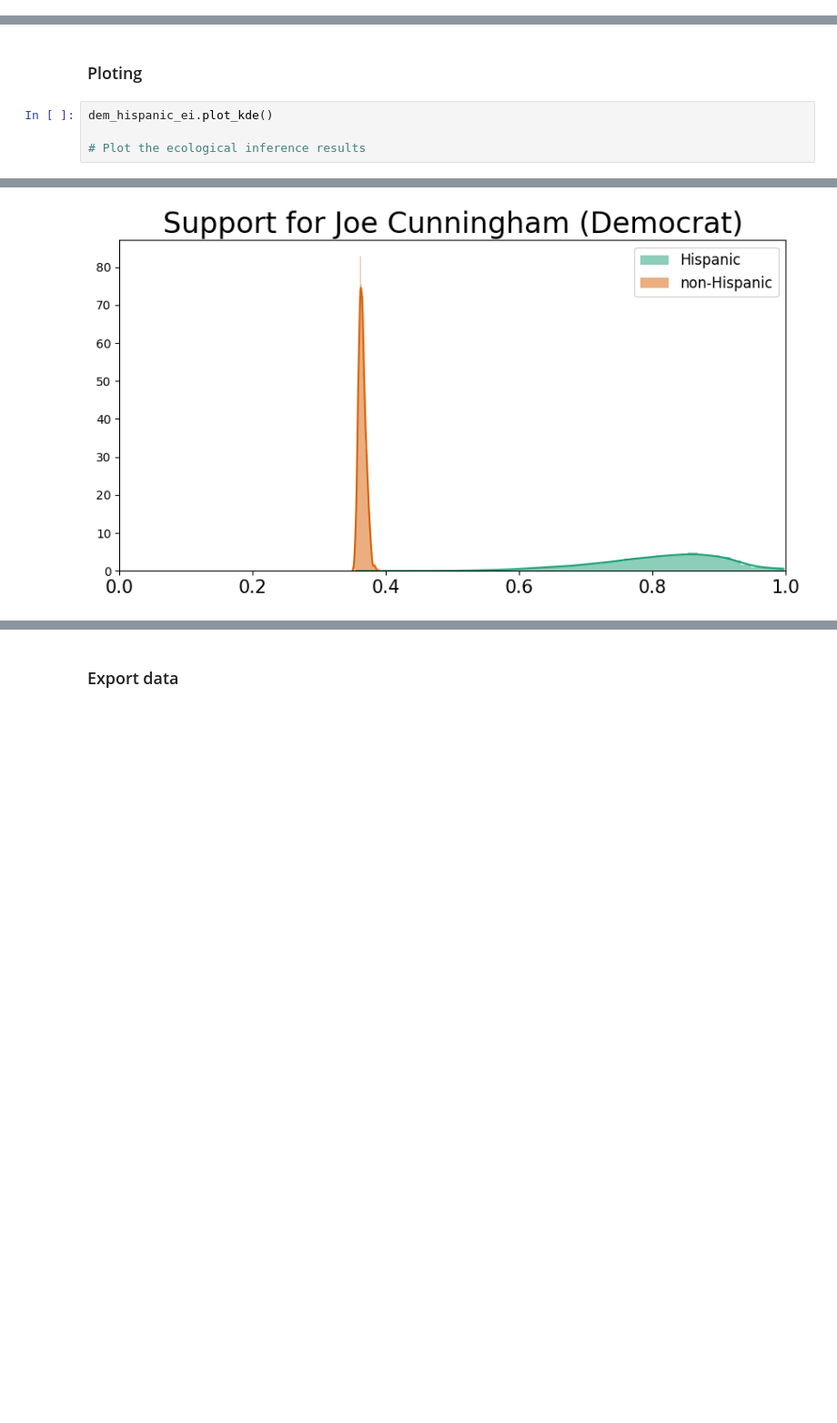
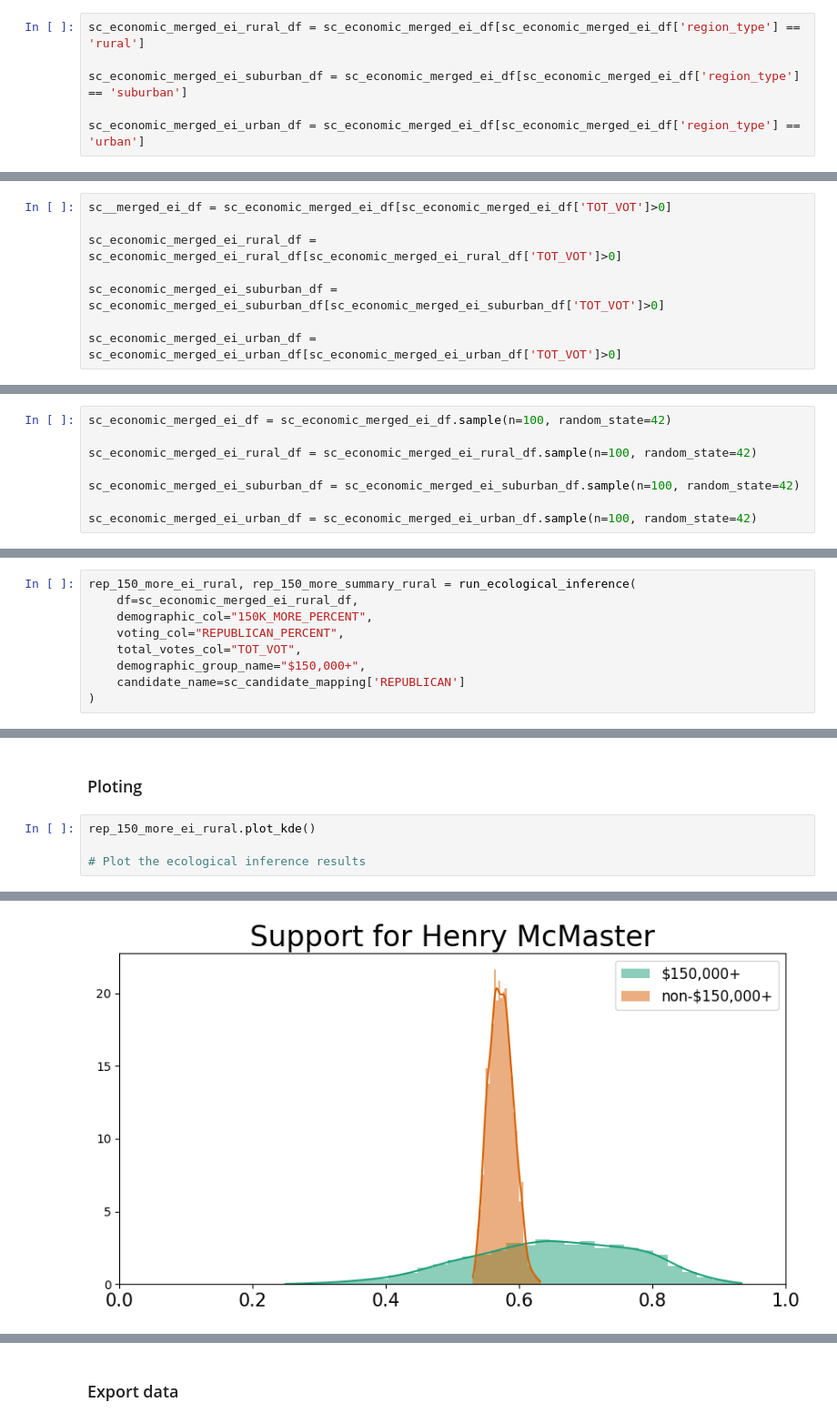
Before and after one commit to SBU-CSE-416/votifier, a Jupyter notebook: server/data/preprocess_pyei.ipynb, the cells around one changed output, grey strips where cells are left out. Shown at 91% size. Cells and saved outputs as stored; diff of their text form; blank space fills up the shorter version.

```diff
--- a/server/data/preprocess_pyei.ipynb
+++ b/server/data/preprocess_pyei.ipynb
@@ -224,0 +229,6 @@ sc_economic_merged_ei_df = sc_economic_merged_ei_df.sample(n=100, random_state=4
+# %%
+sc_economic_merged_ei_rural_df = sc_economic_merged_ei_df[sc_economic_merged_ei_df['region_type'] == 'rural']
+
+sc_economic_merged_ei_suburban_df = sc_economic_merged_ei_df[sc_economic_merged_ei_df['region_type'] == 'suburban']
+
+sc_economic_merged_ei_urban_df = sc_economic_merged_ei_df[sc_economic_merged_ei_df['region_type'] == 'urban']
@@ -224,0 +239,8 @@ sc_economic_merged_ei_df = sc_economic_merged_ei_df.sample(n=100, random_state=4
+# %%
+sc__merged_ei_df = sc_economic_merged_ei_df[sc_economic_merged_ei_df['TOT_VOT']>0]
+
+sc_economic_merged_ei_rural_df = sc_economic_merged_ei_rural_df[sc_economic_merged_ei_rural_df['TOT_VOT']>0]
+
+sc_economic_merged_ei_suburban_df = sc_economic_merged_ei_suburban_df[sc_economic_merged_ei_suburban_df['TOT_VOT']>0]
+
+sc_economic_merged_ei_urban_df = sc_economic_merged_ei_urban_df[sc_economic_merged_ei_urban_df['TOT_VOT']>0]
@@ -225,3 +267,11 @@ sc_economic_merged_ei_df = sc_economic_merged_ei_df.sample(n=100, random_state=4
+# %%
+sc_economic_merged_ei_df = sc_economic_merged_ei_df.sample(n=100, random_state=42)
+
+sc_economic_merged_ei_rural_df = sc_economic_merged_ei_rural_df.sample(n=100, random_state=42)
+
+sc_economic_merged_ei_suburban_df = sc_economic_merged_ei_suburban_df.sample(n=100, random_state=42)
+
+sc_economic_merged_ei_urban_df = sc_economic_merged_ei_urban_df.sample(n=100, random_state=42)
 # %% [markdown]
 ### Running EI models
 # %% [markdown]
@@ -858,0 +2676,9 @@ Model: king99_pareto_modification
+# %%
+rep_150_more_ei_rural, rep_150_more_summary_rural = run_ecological_inference(
+    df=sc_economic_merged_ei_rural_df,
+    demographic_col="150K_MORE_PERCENT",
+    voting_col="REPUBLICAN_PERCENT",
+    total_votes_col="TOT_VOT",
+    demographic_group_name="$150,000+",
+    candidate_name=sc_candidate_mapping['REPUBLICAN']
+)
@@ -859,7 +2769,7 @@ Model: king99_pareto_modification
 # %% [markdown]
 ### Ploting
 # %%
-dem_hispanic_ei.plot_kde()
+rep_150_more_ei_rural.plot_kde()
 
 # Plot the ecological inference results
 # %% [output]
@@ -867 +2777 @@ dem_hispanic_ei.plot_kde()
-[figure, old version]
+[figure, new version]
```
Also changed, not shown: parts of 231 cells of this notebook, 8 other files.
